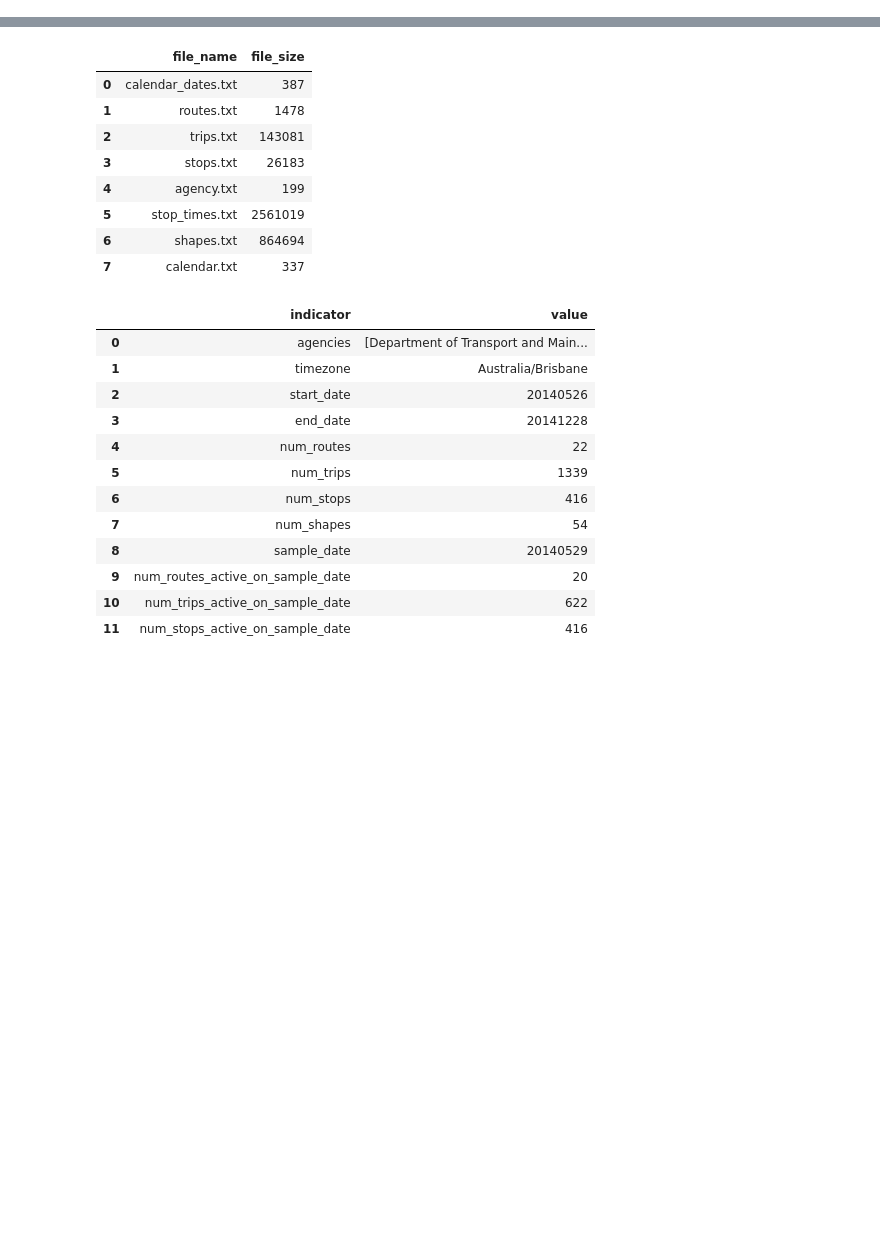
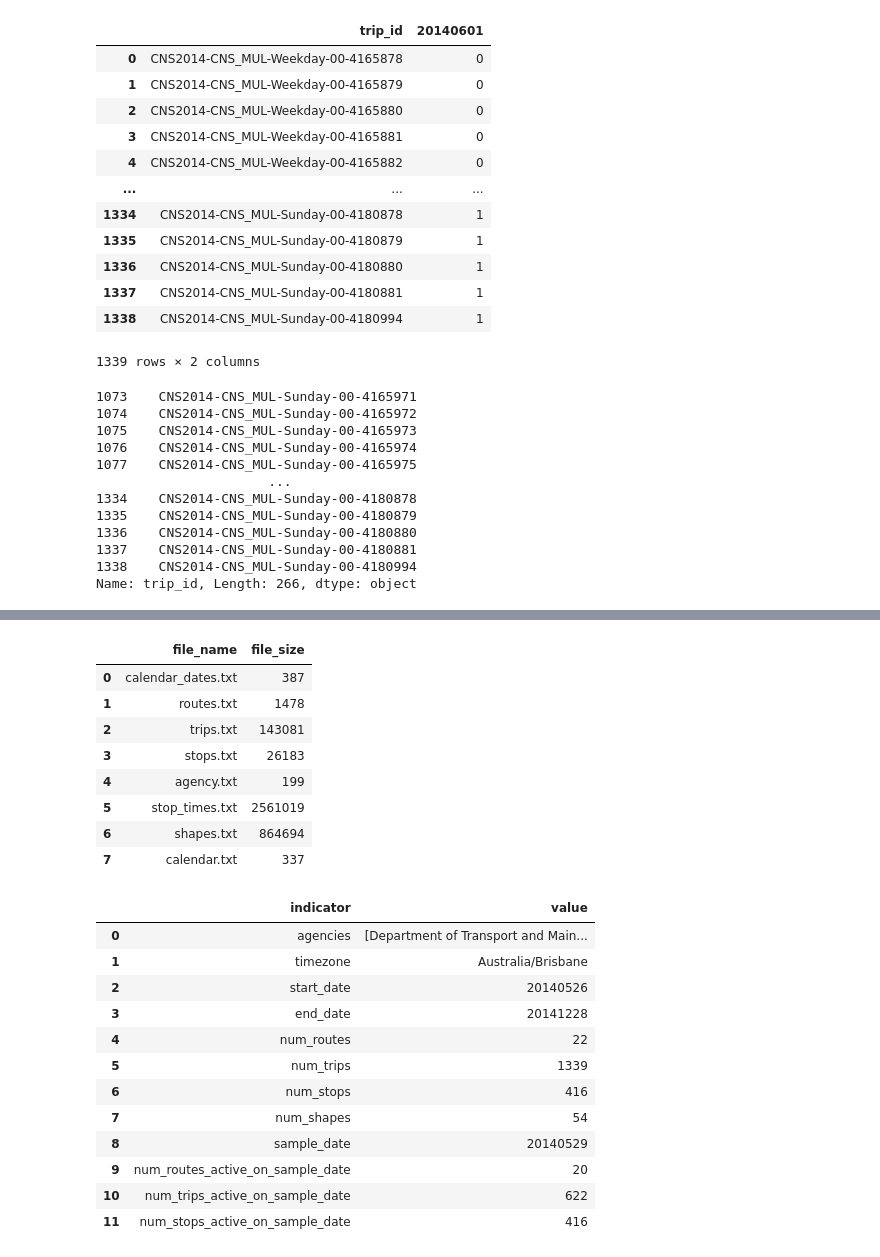
Before and after one commit to mrcagney/gtfs_kit, a Jupyter notebook: notebooks/prototyping.ipynb, the cells around one changed output, grey strips where cells are left out. Cells and saved outputs as stored; diff of their text form; code cells hidden in the pictures; blank space fills up the shorter version.

```diff
--- a/notebooks/prototyping.ipynb
+++ b/notebooks/prototyping.ipynb
@@ -30,3 +30,39 @@ cairns = (
     .append_dist_to_stop_times()
 )
 feed = cairns.append_dist_to_stop_times()
+# %%
+dates = feed.get_first_week()[6:]
+activity = feed.compute_trip_activity(dates)
+display(activity)
+
+trip_ids = activity.loc[
+    lambda x: x.filter(dates).sum(axis=1) > 0,
+    "trip_id",
+]
+trip_ids
+# %% [output]
+|  | trip_id | 20140601 |
+| 0 | CNS2014-CNS_MUL-Weekday-00-4165878 | 0 |
+| 1 | CNS2014-CNS_MUL-Weekday-00-4165879 | 0 |
+| 2 | CNS2014-CNS_MUL-Weekday-00-4165880 | 0 |
+| 3 | CNS2014-CNS_MUL-Weekday-00-4165881 | 0 |
+| 4 | CNS2014-CNS_MUL-Weekday-00-4165882 | 0 |
+| ... | ... | ... |
+| 1334 | CNS2014-CNS_MUL-Sunday-00-4180878 | 1 |
+| 1335 | CNS2014-CNS_MUL-Sunday-00-4180879 | 1 |
+| 1336 | CNS2014-CNS_MUL-Sunday-00-4180880 | 1 |
+| 1337 | CNS2014-CNS_MUL-Sunday-00-4180881 | 1 |
+| 1338 | CNS2014-CNS_MUL-Sunday-00-4180994 | 1 |
+1339 rows × 2 columns
+1073    CNS2014-CNS_MUL-Sunday-00-4165971
+1074    CNS2014-CNS_MUL-Sunday-00-4165972
+1075    CNS2014-CNS_MUL-Sunday-00-4165973
+1076    CNS2014-CNS_MUL-Sunday-00-4165974
+1077    CNS2014-CNS_MUL-Sunday-00-4165975
+                      ...
+1334    CNS2014-CNS_MUL-Sunday-00-4180878
+1335    CNS2014-CNS_MUL-Sunday-00-4180879
+1336    CNS2014-CNS_MUL-Sunday-00-4180880
+1337    CNS2014-CNS_MUL-Sunday-00-4180881
+1338    CNS2014-CNS_MUL-Sunday-00-4180994
+Name: trip_id, Length: 266, dtype: object
```
Also changed, not shown: parts of 5 cells of this notebook, 14 other files.
